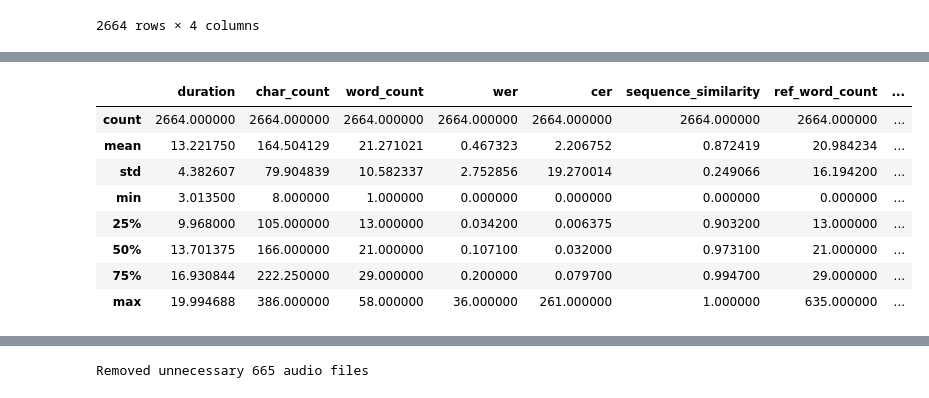
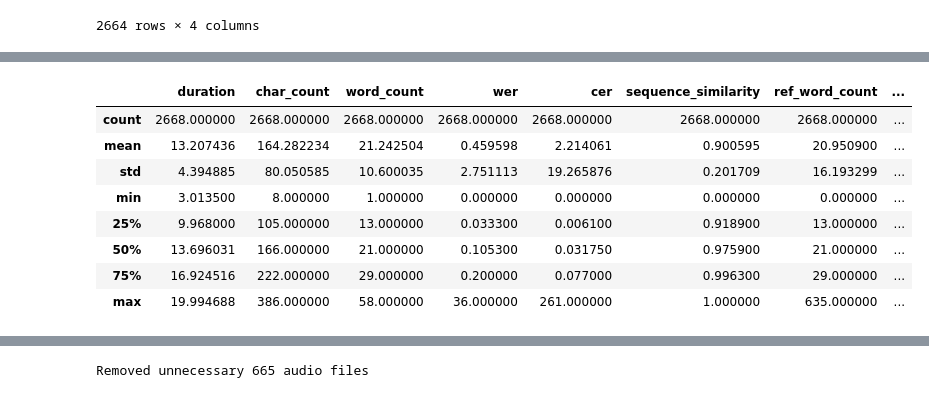
Before and after one commit to HaidarChaito/uzbek-automatic-speech-recognition, a Jupyter notebook: notebooks/2_news_dataset_preparation.ipynb, the cells around one changed output, grey strips where cells are left out. Cells and saved outputs as stored; diff of their text form; code cells hidden in the pictures.

```diff
--- a/notebooks/2_news_dataset_preparation.ipynb
+++ b/notebooks/2_news_dataset_preparation.ipynb
@@ -523,23 +531,24 @@ sampled_df.sort_values("wer", ascending=False)
 # %%
 music_annotation_mask = (sampled_df["text_spt"].isna()) & (sampled_df["hyp_normalized"].isin(["[musiqa]", "(musiqa)"]))
 
 # Update text columns
 cols_to_fix = ["text_spt", "ref_normalized", "hyp_normalized"]
 sampled_df.loc[music_annotation_mask, cols_to_fix] = "[musiqa]"
 
 # Update the numeric columns
-sampled_df.loc[music_annotation_mask, ["wer", "cer", "sequence_similarity"]] = 0.0
+sampled_df.loc[music_annotation_mask, ["wer", "cer"]] = 0.0
+sampled_df.loc[music_annotation_mask, ["sequence_similarity"]] = 1.0
 
 sampled_df.describe()
 # %% [output]
 |  | duration | char_count | word_count | wer | cer | sequence_similarity | ref_word_count | ... |
-| count | 2664.000000 | 2664.000000 | 2664.000000 | 2664.000000 | 2664.000000 | 2664.000000 | 2664.000000 | ... |
-| mean | 13.221750 | 164.504129 | 21.271021 | 0.467323 | 2.206752 | 0.872419 | 20.984234 | ... |
-| std | 4.382607 | 79.904839 | 10.582337 | 2.752856 | 19.270014 | 0.249066 | 16.194200 | ... |
+| count | 2668.000000 | 2668.000000 | 2668.000000 | 2668.000000 | 2668.000000 | 2668.000000 | 2668.000000 | ... |
+| mean | 13.207436 | 164.282234 | 21.242504 | 0.459598 | 2.214061 | 0.900595 | 20.950900 | ... |
+| std | 4.394885 | 80.050585 | 10.600035 | 2.751113 | 19.265876 | 0.201709 | 16.193299 | ... |
 | min | 3.013500 | 8.000000 | 1.000000 | 0.000000 | 0.000000 | 0.000000 | 0.000000 | ... |
-| 25% | 9.968000 | 105.000000 | 13.000000 | 0.034200 | 0.006375 | 0.903200 | 13.000000 | ... |
-| 50% | 13.701375 | 166.000000 | 21.000000 | 0.107100 | 0.032000 | 0.973100 | 21.000000 | ... |
-| 75% | 16.930844 | 222.250000 | 29.000000 | 0.200000 | 0.079700 | 0.994700 | 29.000000 | ... |
+| 25% | 9.968000 | 105.000000 | 13.000000 | 0.033300 | 0.006100 | 0.918900 | 13.000000 | ... |
+| 50% | 13.696031 | 166.000000 | 21.000000 | 0.105300 | 0.031750 | 0.975900 | 21.000000 | ... |
+| 75% | 16.924516 | 222.000000 | 29.000000 | 0.200000 | 0.077000 | 0.996300 | 29.000000 | ... |
 | max | 19.994688 | 386.000000 | 58.000000 | 36.000000 | 261.000000 | 1.000000 | 635.000000 | ... |
 # %%
 # Remove very poor alignment (wer > 20%)
```
Also changed, not shown: parts of 39 cells of this notebook, 2 other files.
